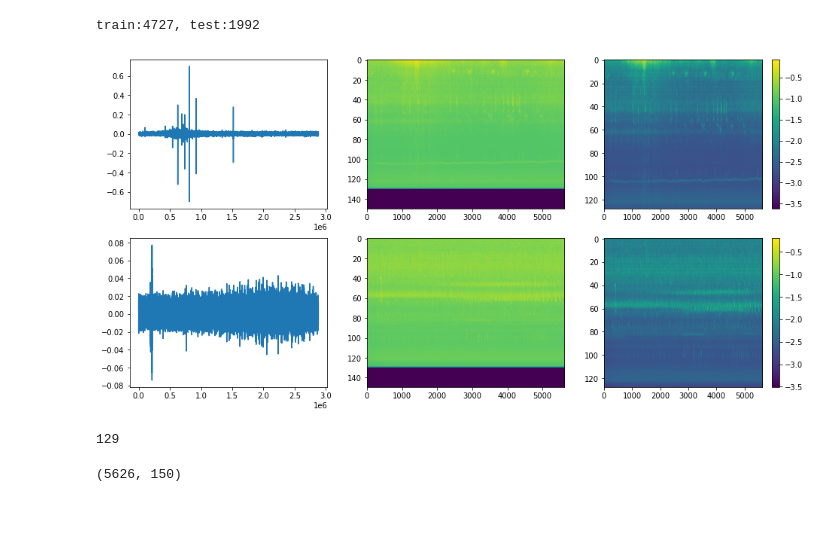
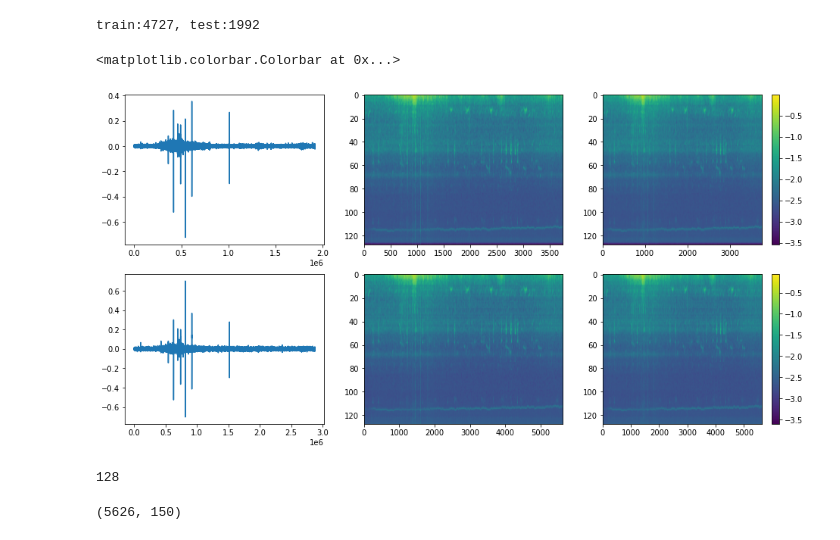
Before and after one commit to ibkuroyagi/Rainforest-Connection-Species-Audio-Detection, a Jupyter notebook: working/EDA.ipynb, the cells around one changed output. Saved outputs shown, nothing was run; the diff lists cells and outputs as text; code cells hidden in the pictures; blank space fills up the shorter version.

```diff
--- a/working/EDA.ipynb
+++ b/working/EDA.ipynb
@@ -111,7 +111,7 @@ def logmelfilterbank(
 
     return np.log10(np.maximum(eps, np.dot(spc, mel_basis.T)))
 # %%
-y, sr = librosa.load(path=train_tp_list[10], sr=48000)
+y, sr = librosa.load(path=train_tp_list[10], sr=32000)
 # y = (y -y.mean()) / y.std()
 logmel = logmelfilterbank(
     y,
@@ -120,48 +120,47 @@ logmel = logmelfilterbank(
     hop_size=512,
     win_length=None,
     window="hann",
-    num_mels=150,
+    num_mels=128,
     fmin=50,
-    fmax=48000,
+    fmax=16000,
     eps=1e-10,
 )
 # %%
 plt.figure(figsize=(16, 8))
-plt.subplot(2, 3, 1)
+plt.subplot(2, 2, 1)
 plt.plot(y)
-plt.subplot(2, 3, 2)
+plt.subplot(2, 2, 2)
 plt.imshow(logmel.T, aspect="auto")
-plt.subplot(2, 3, 3)
-plt.imshow(logmel.T[:128, :], aspect="auto")
+
 plt.colorbar()
-y, sr = librosa.load(path=train_tp_list[100], sr=48000)
+y, sr = librosa.load(path=train_tp_list[10], sr=48000)
 # y = (y -y.mean()) / y.std()
 logmel = logmelfilterbank(
     y,
     sr,
     fft_size=2048,
     hop_size=512,
     win_length=None,
     window="hann",
-    num_mels=150,
+    num_mels=128,
     fmin=50,
-    fmax=48000,
+    fmax=16000,
     eps=1e-10,
 )
-plt.subplot(2, 3, 4)
+plt.subplot(2, 2, 3)
 plt.plot(y)
-plt.subplot(2, 3, 5)
+plt.subplot(2, 2, 4)
 plt.imshow(logmel.T, aspect="auto")
-plt.subplot(2, 3, 6)
-plt.imshow(logmel.T[:128, :], aspect="auto")
 plt.colorbar()
-plt.savefig("spec.png")
+
+# plt.savefig("spec.png")
 # %% [output]
+<matplotlib.colorbar.Colorbar at 0x...>
-[figure, old version]
+[figure, new version]
 # %%
 (logmel.mean(axis=0) > -3).sum()
 # %% [output]
-129
+128
 # %%
 logmel.shape
 # %% [output]
```
Also changed, not shown: parts of 2 cells of this notebook, 12 other files.
